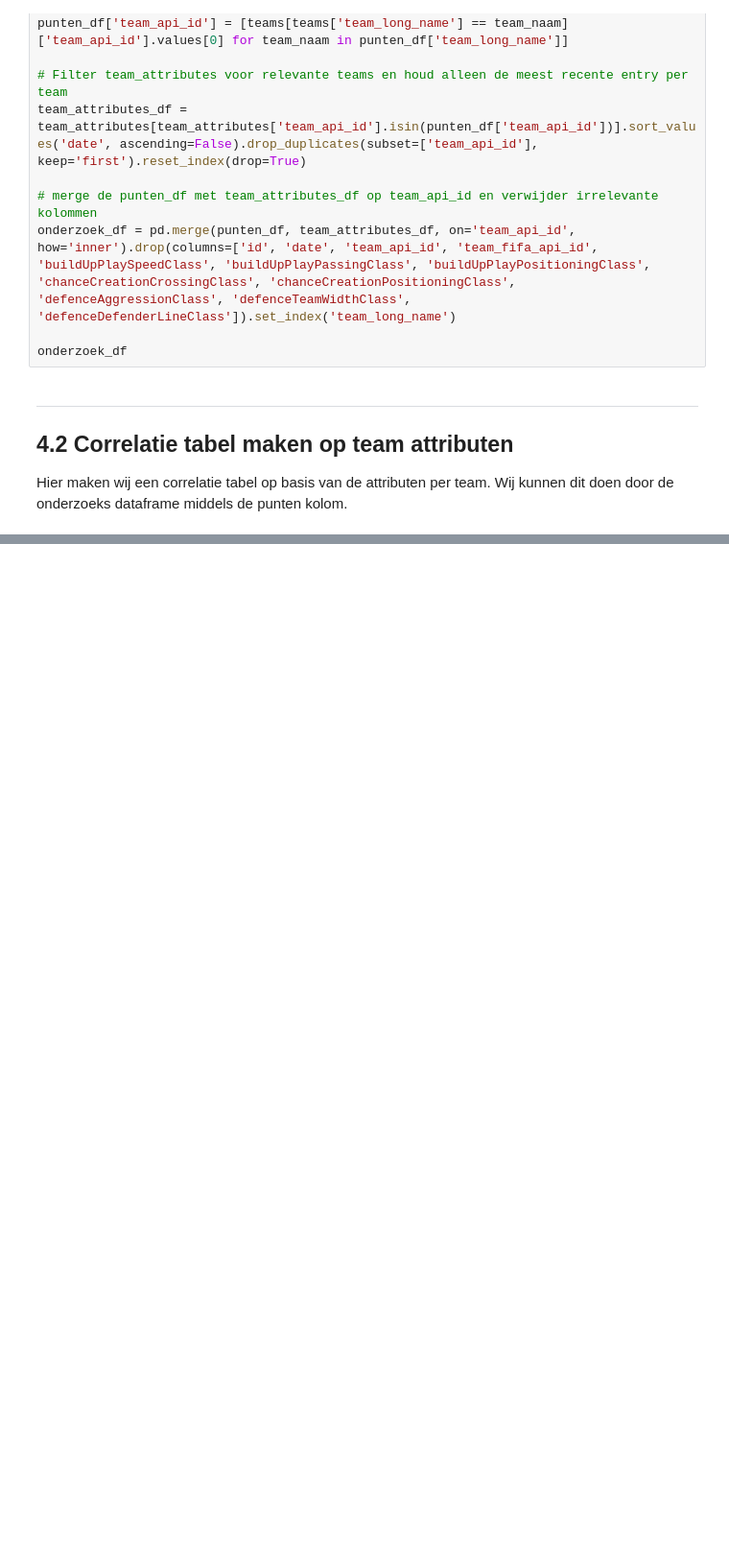
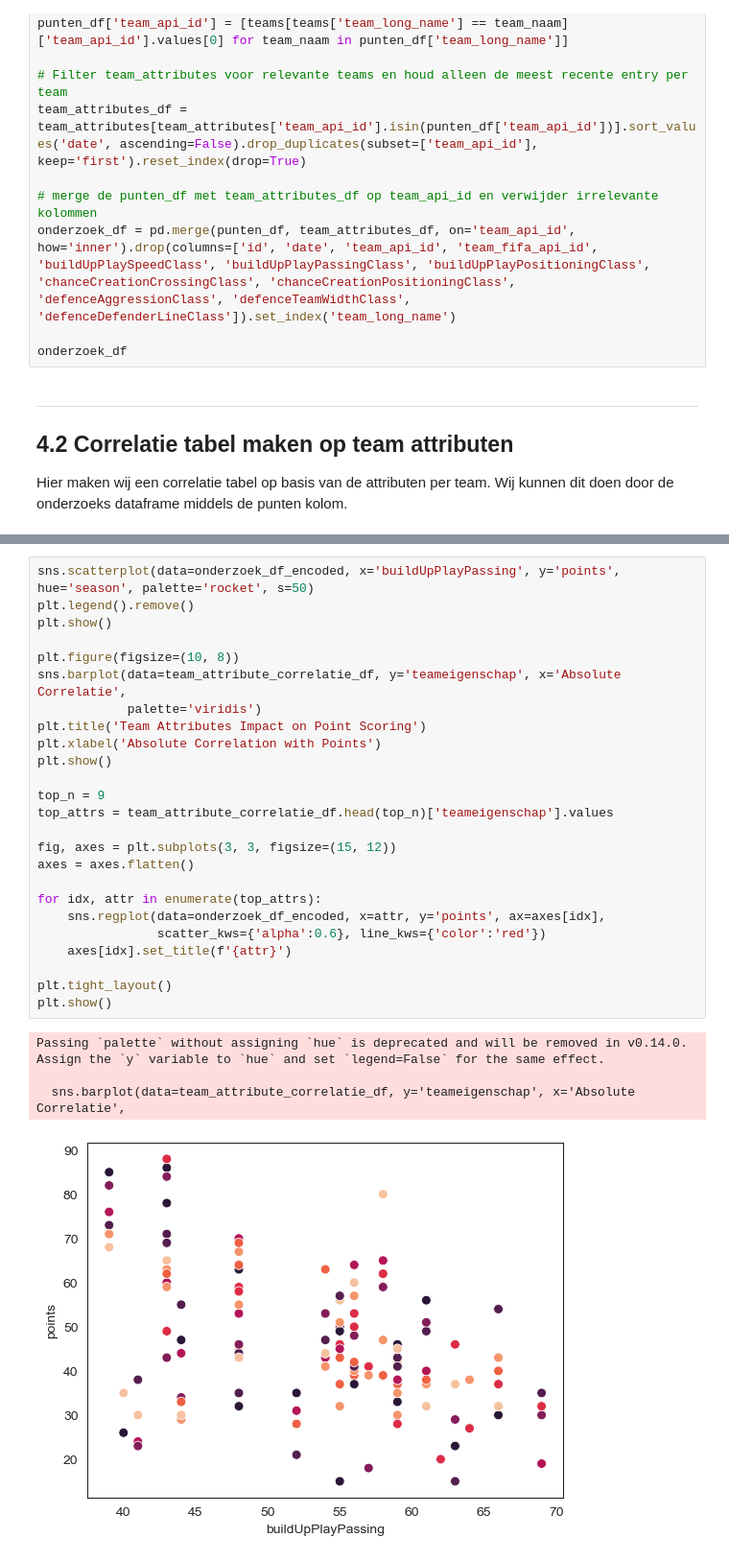
Before and after one commit to EchoinSilences/Datalab2, a Jupyter notebook: Report.ipynb, the cells around one changed output, grey strips where cells are left out. Shown at 96% size. Cells and saved outputs as stored; diff of their text form; blank space fills up the shorter version.

Commit message:
Basic plots for exploration

```diff
--- a/Report.ipynb
+++ b/Report.ipynb
@@ -861,0 +862,30 @@ display(team_attribute_correlatie_df)
+# %%
+sns.scatterplot(data=onderzoek_df_encoded, x='buildUpPlayPassing', y='points', hue='season', palette='rocket', s=50)
+plt.legend().remove()
+plt.show()
+
+plt.figure(figsize=(10, 8))
+sns.barplot(data=team_attribute_correlatie_df, y='teameigenschap', x='Absolute Correlatie',
+            palette='viridis')
+plt.title('Team Attributes Impact on Point Scoring')
+plt.xlabel('Absolute Correlation with Points')
+plt.show()
+
+top_n = 9
+top_attrs = team_attribute_correlatie_df.head(top_n)['teameigenschap'].values
+
+fig, axes = plt.subplots(3, 3, figsize=(15, 12))
+axes = axes.flatten()
+
+for idx, attr in enumerate(top_attrs):
+    sns.regplot(data=onderzoek_df_encoded, x=attr, y='points', ax=axes[idx],
+                scatter_kws={'alpha':0.6}, line_kws={'color':'red'})
+    axes[idx].set_title(f'{attr}')
+
+plt.tight_layout()
+plt.show()
+# %% [output]
+Passing `palette` without assigning `hue` is deprecated and will be removed in v0.14.0. Assign the `y` variable to `hue` and set `legend=False` for the same effect.
+
+  sns.barplot(data=team_attribute_correlatie_df, y='teameigenschap', x='Absolute Correlatie',
+[figure, added]
```
Also changed, not shown: parts of 2 cells of this notebook.
